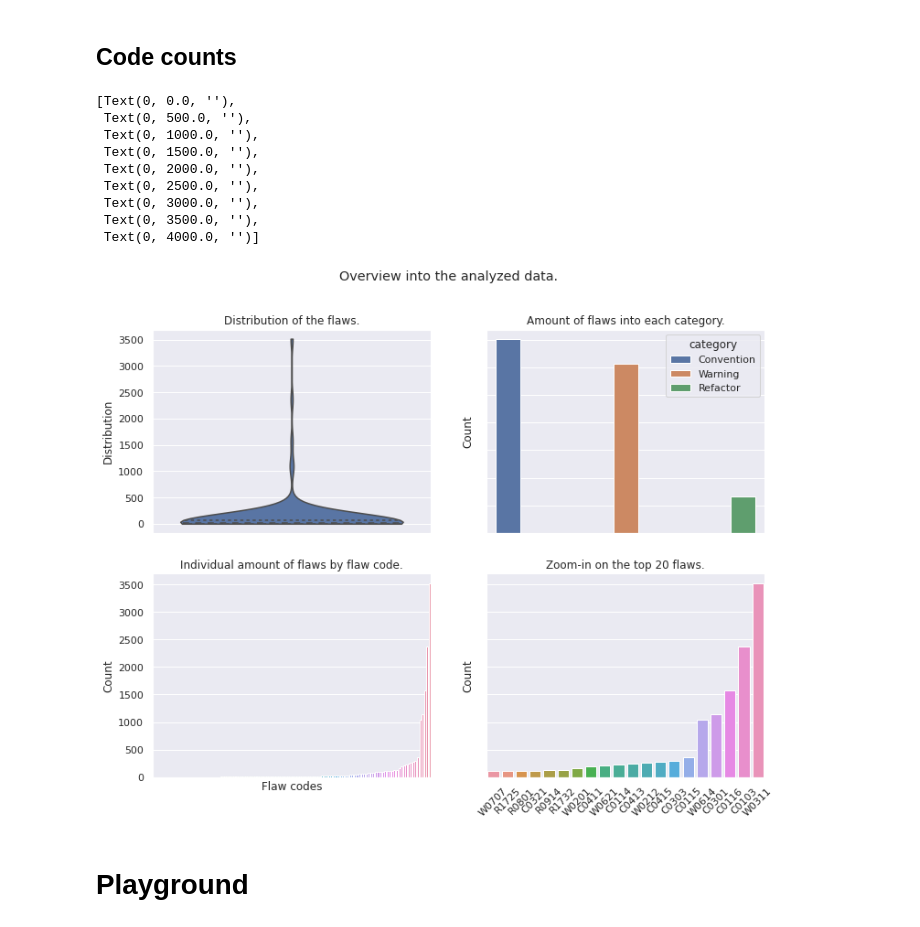
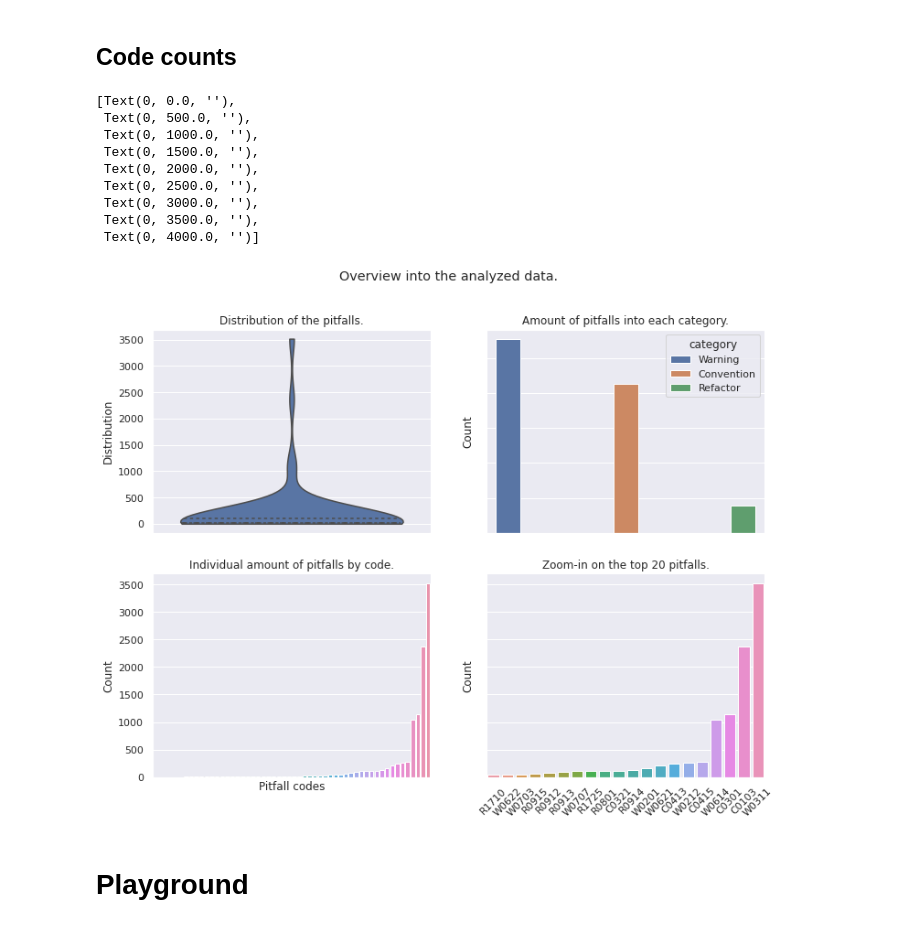
Before and after one commit to NaelsonDouglas/GithubPythonCodeSmellCrawler, a Jupyter notebook: src/Visualization_2.ipynb, the cells around one changed output. Saved outputs shown, nothing was run; the diff lists cells and outputs as text; code cells hidden in the pictures.

Commit message:
Small fixes on the visualization

```diff
--- a/src/Visualization_2.ipynb
+++ b/src/Visualization_2.ipynb
@@ -137,0 +96,2 @@ r = df.loc[df.type == 'R']
+# %%
+df = df.loc[df.number.isin(relevant_codes.code)].reset_index(drop=True)
@@ -155,7 +125,7 @@ fig, ((ax0, ax1), (ax2, ax3)) = plt.subplots(2,2)
 fig.suptitle('Overview into the analyzed data.')
 #General violinplot
 violinplot(code_counts['count'].values,
-           title = 'Distribution of the flaws.',
+           title = 'Distribution of the pitfalls.',
            y_label = 'Distribution',
            ax = ax0
           )
@@ -169,49 +139,47 @@ barplot(category_counts,
         x = 'category',
         y = 'count',
         y_label = 'Count',
-        title = 'Amount of flaws into each category.',
+        title = 'Amount of pitfalls into each category.',
         hue = 'category',
         ax = ax1
        )
 ax1.set_yticklabels([])
 ax1.set_xticklabels([])
 
-
-
 #General barplot
 barplot(code_counts,
         x = 'code',
         y_label = 'Count',
-        x_label = 'Flaw codes',
+        x_label = 'Pitfall codes',
         y = 'count',
-        title = 'Individual amount of flaws by flaw code.',
+        title = 'Individual amount of pitfalls by code.',
         ax=ax2
        )
 ax2.set_xticks([])
 
 
 #Zoom barplot
 amount = 20
 bigger = code_counts.tail(amount)
 right = barplot(bigger,
                 x = 'code',
                 y = 'count',
                 y_label = 'Count',
-                title = f'Zoom-in on the top {amount} flaws.',
+                title = f'Zoom-in on the top {amount} pitfalls.',
                 ax = ax3
                )
 ax3.tick_params(axis = 'x', labelrotation = 45 )
 ax3.set_yticklabels([])
 # %% [output]
 [Text(0, 0.0, ''),
  Text(0, 500.0, ''),
  Text(0, 1000.0, ''),
  Text(0, 1500.0, ''),
  Text(0, 2000.0, ''),
  Text(0, 2500.0, ''),
  Text(0, 3000.0, ''),
  Text(0, 3500.0, ''),
  Text(0, 4000.0, '')]
-[figure, old version]
+[figure, new version]
 # %% [markdown]
 # Playground
```
Also changed, not shown: parts of 11 cells of this notebook, 1 other file.
